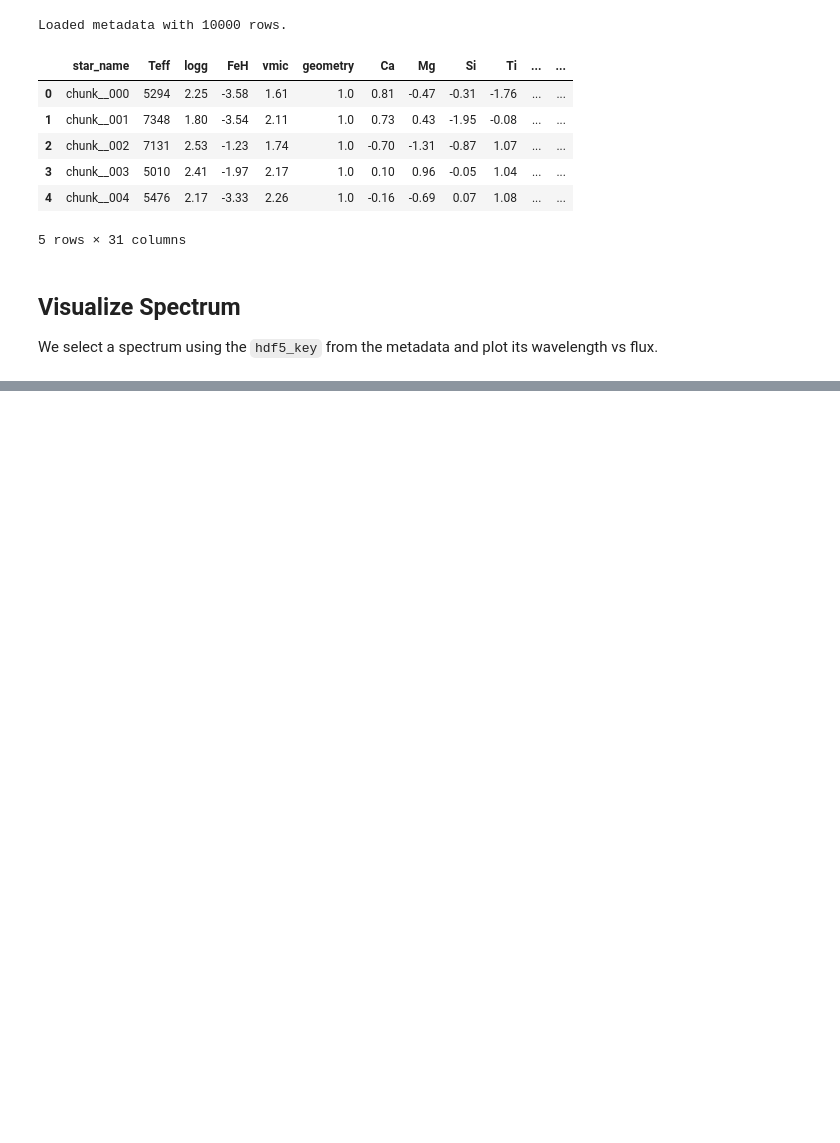
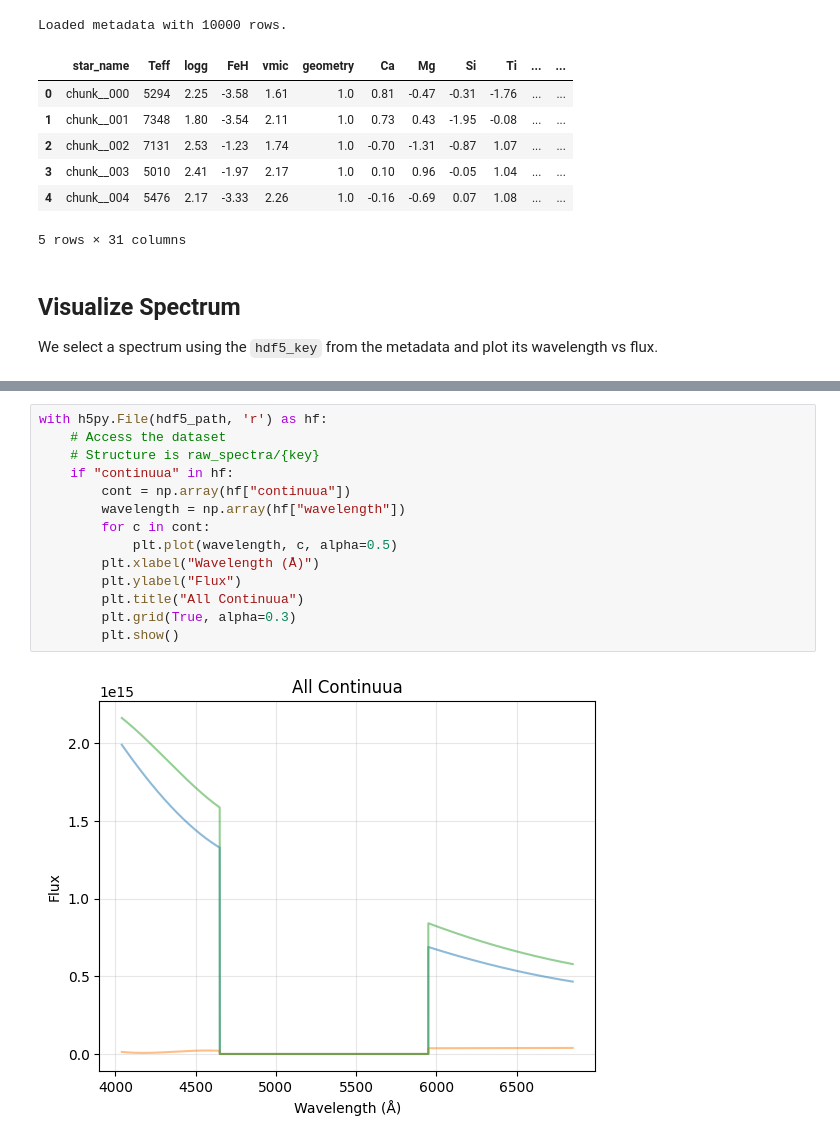
Before and after one commit to mkim0029/WEAVE_Pristine, a Jupyter notebook: data/notebooks/explore_processed_data.ipynb, the cells around one changed output, grey strips where cells are left out. Drawn from its saved outputs; the diff is of its cells as text; blank space fills up the shorter version.

```diff
--- a/data/notebooks/explore_processed_data.ipynb
+++ b/data/notebooks/explore_processed_data.ipynb
@@ -157,0 +231,16 @@ plt.show()
+# %%
+with h5py.File(hdf5_path, 'r') as hf:
+    # Access the dataset
+    # Structure is raw_spectra/{key}
+    if "continuua" in hf:
+        cont = np.array(hf["continuua"])
+        wavelength = np.array(hf["wavelength"])
+        for c in cont:
+            plt.plot(wavelength, c, alpha=0.5)
+        plt.xlabel("Wavelength (Å)")
+        plt.ylabel("Flux")
+        plt.title("All Continuua")
+        plt.grid(True, alpha=0.3)
+        plt.show()
+# %% [output]
+[figure, added]
```
Also changed, not shown: parts of 5 cells of this notebook, 10 other files.
